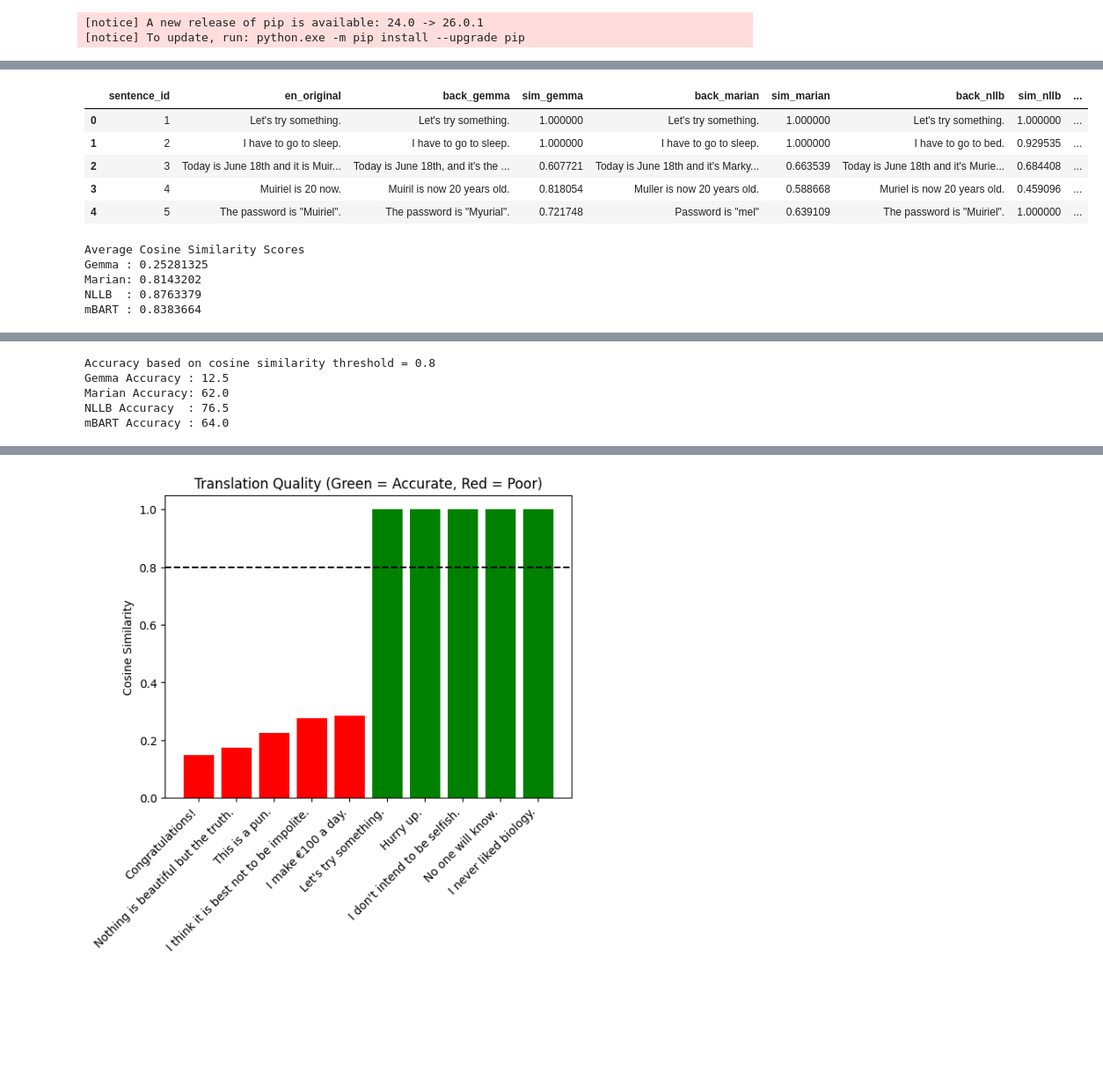
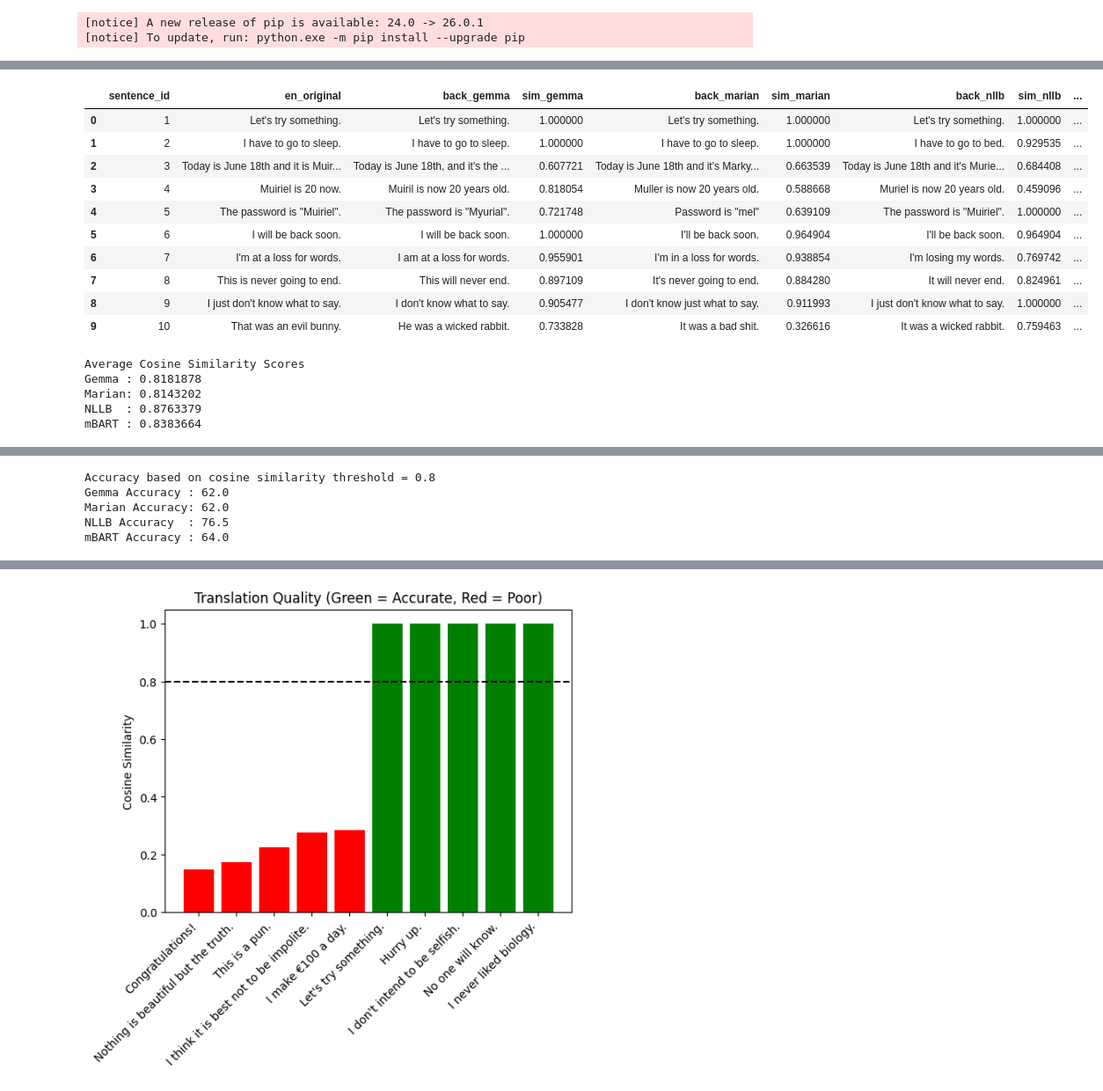
Before and after one commit to Clarkson-Applied-Data-Science/translation-model-comparison, a Jupyter notebook: notebooks/comparison.ipynb, the cells around one changed output, grey strips where cells are left out. Shown at 88% size. Cells and saved outputs as stored; diff of their text form; code cells hidden in the pictures; blank space fills up the shorter version.

```diff
--- a/comparison.ipynb
+++ b/notebooks/comparison.ipynb
@@ -1,7 +1,7 @@
 # %%
 import pandas as pd
 # %%
-gemma = pd.read_excel("back_translation_en.xlsx")
+gemma = pd.read_excel("english_hindi_backtranslation_results.xlsx")
 marian = pd.read_excel("marian_bt.xlsx")
 nllb = pd.read_excel("nllb_bt.xlsx")
 mbart = pd.read_excel("mbart_bt.xlsx")
@@ -29,6 +29,12 @@ mbart = mbart.rename(columns={
     "hi_translation": "hi_mbart",
     "en_backtranslation": "back_mbart"
 })
+# %%
+gemma = gemma.rename(columns={
+    "original_sen": "en_original",   # FIXED
+    "translate_hi": "hi_gemma",
+    "back_translation_en": "back_gemma"
+})
 # %%
 gemma = gemma[["sentence_id", "en_original", "hi_gemma", "back_gemma"]]
 marian = marian[["sentence_id", "hi_marian", "back_marian"]]
@@ -156,19 +162,24 @@ comparison.head()
 # %%
 comparison[[
     "sentence_id",
     "en_original",
     "back_gemma", "sim_gemma",
     "back_marian", "sim_marian",
     "back_nllb", "sim_nllb",
     "back_mbart", "sim_mbart"
-]].head(5)
+]].head(10)
 # %% [output]
 |  | sentence_id | en_original | back_gemma | sim_gemma | back_marian | sim_marian | back_nllb | sim_nllb | ... |
 | 0 | 1 | Let's try something. | Let's try something. | 1.000000 | Let's try something. | 1.000000 | Let's try something. | 1.000000 | ... |
 | 1 | 2 | I have to go to sleep. | I have to go to sleep. | 1.000000 | I have to go to sleep. | 1.000000 | I have to go to bed. | 0.929535 | ... |
 | 2 | 3 | Today is June 18th and it is Muir... | Today is June 18th, and it's the ... | 0.607721 | Today is June 18th and it's Marky... | 0.663539 | Today is June 18th and it's Murie... | 0.684408 | ... |
 | 3 | 4 | Muiriel is 20 now. | Muiril is now 20 years old. | 0.818054 | Muller is now 20 years old. | 0.588668 | Muriel is now 20 years old. | 0.459096 | ... |
 | 4 | 5 | The password is "Muiriel". | The password is "Myurial". | 0.721748 | Password is "mel" | 0.639109 | The password is "Muiriel". | 1.000000 | ... |
+| 5 | 6 | I will be back soon. | I will be back soon. | 1.000000 | I'll be back soon. | 0.964904 | I'll be back soon. | 0.964904 | ... |
+| 6 | 7 | I'm at a loss for words. | I am at a loss for words. | 0.955901 | I'm in a loss for words. | 0.938854 | I'm losing my words. | 0.769742 | ... |
+| 7 | 8 | This is never going to end. | This will never end. | 0.897109 | It's never going to end. | 0.884280 | It will never end. | 0.824961 | ... |
+| 8 | 9 | I just don't know what to say. | I don't know what to say. | 0.905477 | I don't know just what to say. | 0.911993 | I just don't know what to say. | 1.000000 | ... |
+| 9 | 10 | That was an evil bunny. | He was a wicked rabbit. | 0.733828 | It was a bad shit. | 0.326616 | It was a wicked rabbit. | 0.759463 | ... |
 # %%
 print("Average Cosine Similarity Scores")
 print("Gemma :", comparison["sim_gemma"].mean())
@@ -177,7 +188,7 @@ print("NLLB  :", comparison["sim_nllb"].mean())
 print("mBART :", comparison["sim_mbart"].mean())
 # %% [output]
 Average Cosine Similarity Scores
-Gemma : 0.25281325
+Gemma : 0.8181878
 Marian: 0.8143202
 NLLB  : 0.8763379
 mBART : 0.8383664
@@ -206,7 +217,7 @@ print("NLLB Accuracy  :", comparison["acc_nllb"].mean() * 100)
 print("mBART Accuracy :", comparison["acc_mbart"].mean() * 100)
 # %% [output]
 Accuracy based on cosine similarity threshold = 0.8
-Gemma Accuracy : 12.5
+Gemma Accuracy : 62.0
 Marian Accuracy: 62.0
 NLLB Accuracy  : 76.5
 mBART Accuracy : 64.0
```
Also changed, not shown: parts of 5 cells of this notebook, 11 other files.
